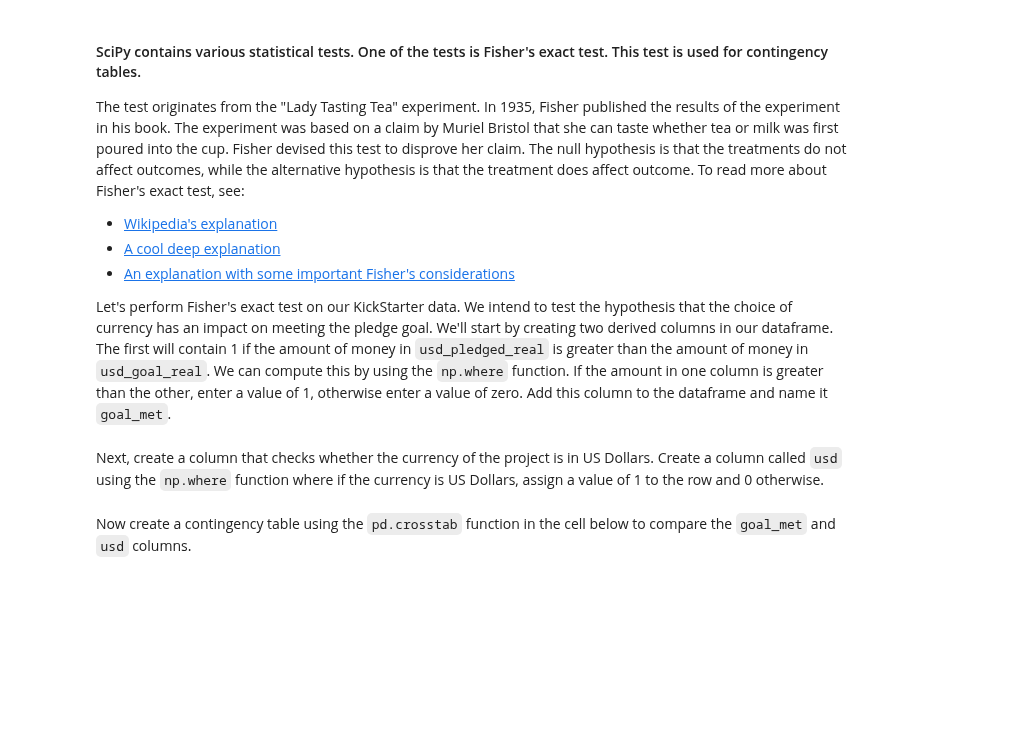
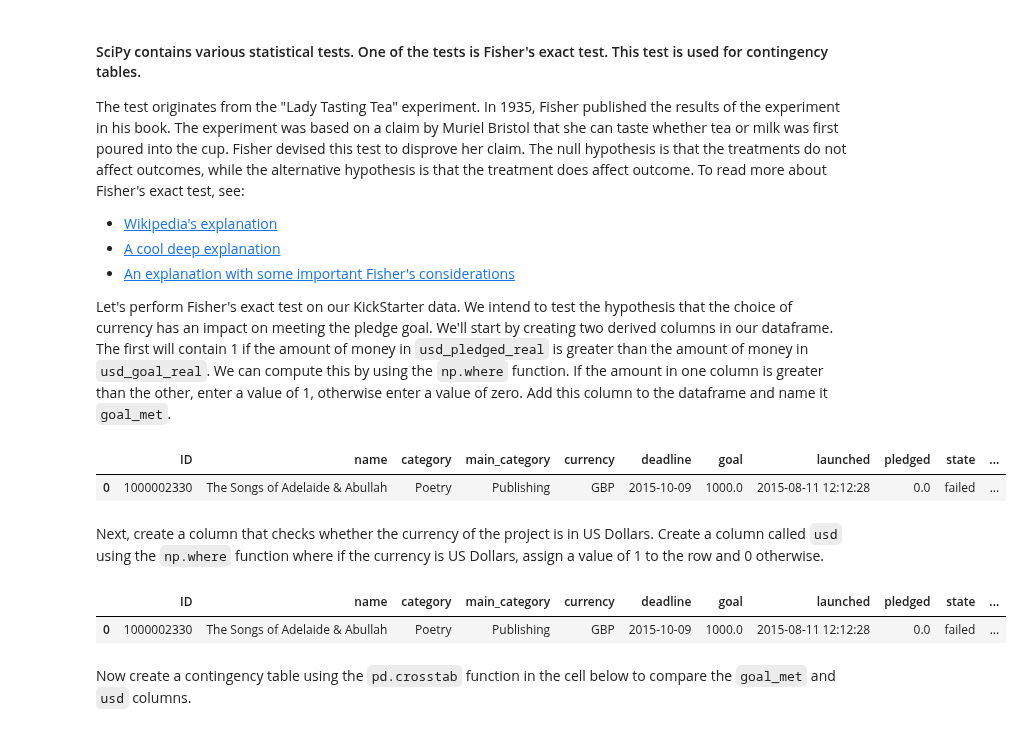
Before and after one commit to ta-data-lis/lab-intro-to-scipy, a Jupyter notebook: your-code/main.ipynb, the cells around one changed output. Drawn from its saved outputs; the diff is of its cells as text; code cells hidden in the pictures; blank space fills up the shorter version.

```diff
--- a/your-code/main.ipynb
+++ b/your-code/main.ipynb
@@ -40,2 +105,11 @@ Let's perform Fisher's exact test on our KickStarter data. We intend to test the
+# %%
+# Your code here:
+
+kickstarter["goal_met"] = np.where(kickstarter["usd_pledged_real"] > kickstarter["usd_goal_real"], 1, 0)
+
+kickstarter.head(1)
+# %% [output]
+|  | ID | name | category | main_category | currency | deadline | goal | launched | pledged | state | ... |
+| 0 | 1000002330 | The Songs of Adelaide & Abullah | Poetry | Publishing | GBP | 2015-10-09 | 1000.0 | 2015-08-11 12:12:28 | 0.0 | failed | ... |
 # %% [markdown]
 Next, create a column that checks whether the currency of the project is in US Dollars. Create a column called `usd` using the `np.where` function where if the currency is US Dollars, assign a value of 1 to the row and 0 otherwise.
@@ -44,3 +116,11 @@ Next, create a column that checks whether the currency of the project is in US D
+# %%
+# Your code here:
+
+kickstarter["usd"] = np.where(kickstarter["currency"] == "USD", 1, 0)
+kickstarter.head(1)
+# %% [output]
+|  | ID | name | category | main_category | currency | deadline | goal | launched | pledged | state | ... |
+| 0 | 1000002330 | The Songs of Adelaide & Abullah | Poetry | Publishing | GBP | 2015-10-09 | 1000.0 | 2015-08-11 12:12:28 | 0.0 | failed | ... |
 # %% [markdown]
 Now create a contingency table using the `pd.crosstab` function in the cell below to compare the `goal_met` and `usd` columns.
 # %% [markdown]
```
Also changed, not shown: parts of 24 cells of this notebook, 1 other file.
